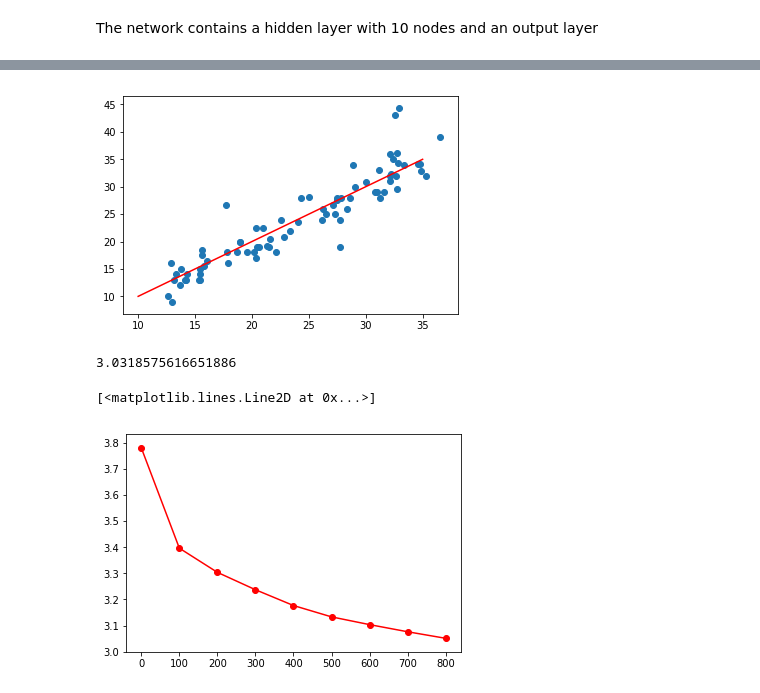
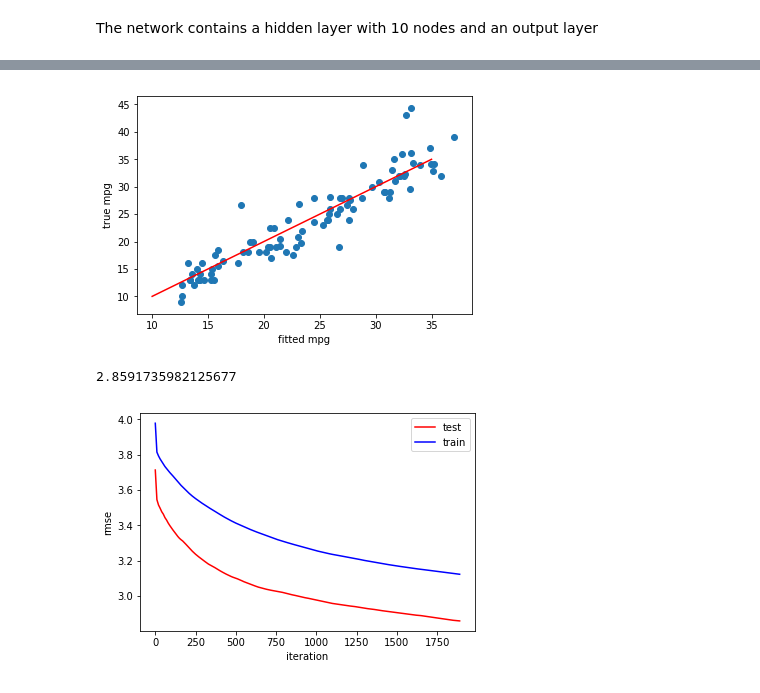
Before and after one commit to Senlody/SGHMC, a Jupyter notebook: development/Tests.ipynb, the cells around one changed output, grey strips where cells are left out. Drawn from its saved outputs; the diff is of its cells as text; code cells hidden in the pictures.

Commit message:
test.py's. where to put readme?

```diff
--- a/development/Tests.ipynb
+++ b/development/Tests.ipynb
@@ -98,7 +95,7 @@ datapd['Japan'] = (origin == 3)*1.0
 sd = np.max(datapd[['Cylinders','Displacement','Horsepower','Weight','Acceleration','Model Year']],axis=0)
 datapd[['Cylinders','Displacement','Horsepower','Weight','Acceleration','Model Year']]/=sd
 # %%
-train_dataset = datapd.sample(frac=0.8,random_state=0)
+train_dataset = datapd.sample(n=300,random_state=0)
 test_dataset = datapd.drop(train_dataset.index)
 # %%
 train_dataset.head()
@@ -155,11 +152,11 @@ def generate_predict_func(xdim,nnodes):
         u=betau[0]+np.dot(V,betau[1:])
         return u
 
-    def m_predict(adata,theta_sim):
-        return np.mean(np.array([a_predict(adata,theta) for theta in theta_sim]))
+    def m_predict(data,theta):
+        return np.array([a_predict(adata,theta) for adata in data])
 
     def predict(data,theta_sim):
-        return np.array([m_predict(adata,theta_sim) for adata in data])
+        return np.c_[tuple([m_predict(data,theta) for theta in theta_sim])]
 
     return predict
 
@@ -181,4 +178,4 @@ predict=generate_predict_func(xdim,nnodes)
 thetadim=nnodes+1+nnodes*(xdim+1)
 sim = sghmc(nn_glpdf, nn_glprior, data[:300], V_hat = np.eye(thetadim), eps = 0.01,
             theta_0 = np.zeros(thetadim), C = np.eye(thetadim),
-            heatup = 100, epoches = 1000, batch_size = 100)
+            heatup = 100, epoches = 2000, batch_size = 100)
@@ -191,15 +186,18 @@ pred = predict(np.array(test_dataset.drop('MPG',axis=1)),sim)
 # %%
+predmean=np.mean(pred,axis=1)
 plt.plot(np.array([10,35]),np.array([10,35]),c='r')
-plt.scatter(pred,test_dataset.MPG)
+plt.scatter(predmean,test_dataset.MPG)
+plt.ylabel('true mpg')
+plt.xlabel('fitted mpg')
 plt.show()
 # %% [output]
-[figure, old version]
+[figure, new version]
 # %%
 def rmse(u,v):
     return np.sqrt(np.mean((u-v)**2))
 # %%
-rmse(pred,test_dataset.MPG)
+rmse(predmean,test_dataset.MPG)
 # %% [output]
-3.0318575616651886
+2.8591735982125677
 # %%
 nsim = sim.shape[0]
@@ -211,6 +211,9 @@ for i in range(np.int(nsim/jump)):
 # %%
-plt.scatter(np.arange(len(rmses))*jump,rmses,c='r')
-plt.plot(np.arange(len(rmses))*jump,rmses,c='r')
+plt.plot(np.arange(len(rmsetest))*jump,rmsetest,c='r',label='test')
+plt.plot(np.arange(len(rmsetrain))*jump,rmsetrain,c='b',label='train')
+plt.legend()
+plt.ylabel('rmse')
+plt.xlabel('iteration')
+pass
 # %% [output]
-[<matplotlib.lines.Line2D at 0x...>]
-[figure, old version]
+[figure, new version]
```
Also changed, not shown: parts of 8 cells of this notebook, 14 other files.
